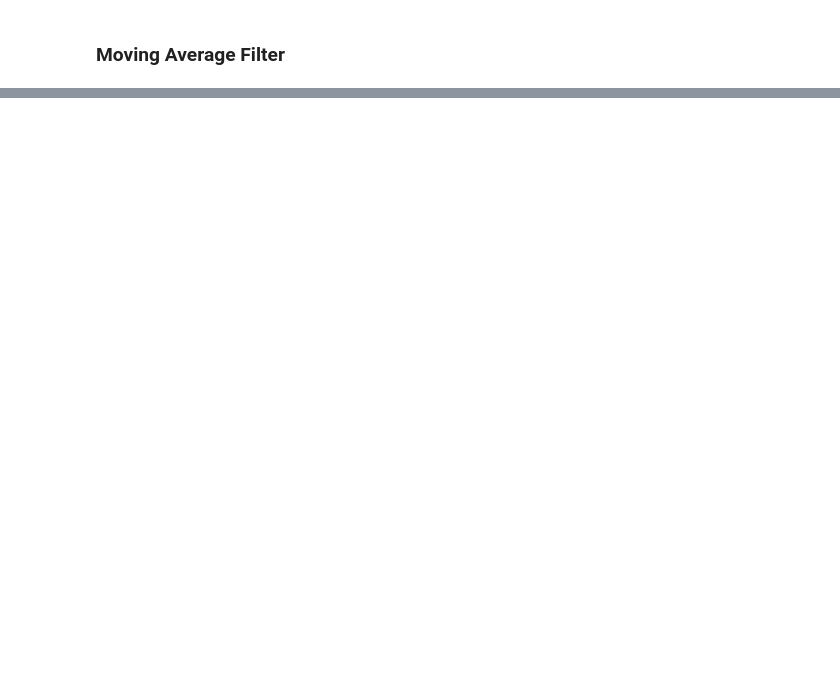
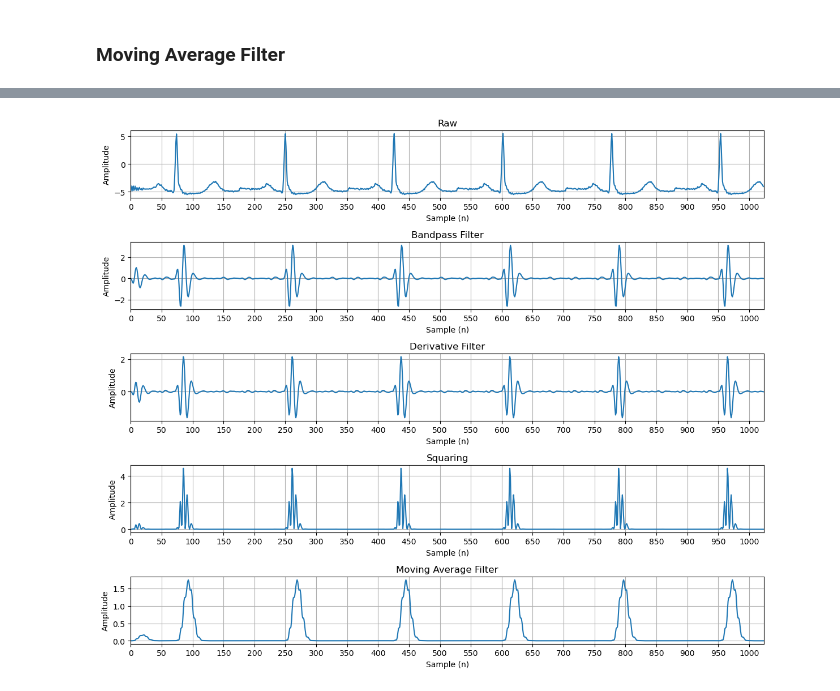
Before and after one commit to bryanmcelvy/microHeartMonitor, a Jupyter notebook: tools/filter_design/qrs_filt_design.ipynb, the cells around one changed output, grey strips where cells are left out. Saved outputs shown, nothing was run; the diff lists cells and outputs as text; code cells hidden in the pictures; blank space fills up the shorter version.

```diff
--- a/tools/filter_design/qrs_filt_design.ipynb
+++ b/tools/filter_design/qrs_filt_design.ipynb
@@ -209,0 +225,2 @@ for n in range(2):
+# %%
+ecg = pd.read_csv("../JDS6600/ecg_waveform.csv", index_col=0).values.squeeze()
@@ -209,0 +241,16 @@ for n in range(2):
+# %%
+df = pd.DataFrame(ecg, columns=["Raw"])
+
+ecg = signal.sosfilt(sos_bpf, ecg)
+df = pd.concat([df, pd.DataFrame(ecg, columns=["Bandpass Filter"])], axis=1)
+
+ecg = signal.sosfilt(sos_der, ecg)
+df = pd.concat([df, pd.DataFrame(ecg, columns=["Derivative Filter"])], axis=1)
+
+ecg **= 2
+df = pd.concat([df, pd.DataFrame(ecg, columns=["Squaring"])], axis=1)
+
+ecg = signal.sosfilt(signal.tf2sos(b_ma, a_ma), ecg)
+df = pd.concat([df, pd.DataFrame(ecg, columns=["Moving Average Filter"])], axis=1)
+
+df.head()
@@ -209,0 +276,26 @@ for n in range(2):
+# %%
+fig, axs = plt.subplots(5, 1, tight_layout=True, figsize=[12, 10])
+
+for idx, ax in enumerate(axs):
+    plt.sca(ax)
+
+    xn = df.iloc[:, idx]
+    plt.plot(n, xn)
+    plt.xlim([0, N])
+    if idx == 0:
+        y_limit = [-5, 5]
+    elif idx == 1 or idx == 2:
+        y_limit = [-3, 3]
+    elif idx == 3:
+        y_limit = [0, 5]
+    else:
+        y_limit = [0, 3]
+
+    plt.xticks(np.arange(0, N, 50))
+
+    plt.xlabel("Sample (n)")
+    plt.ylabel("Amplitude")
+    plt.title(df.columns[idx])
+    plt.grid()
+# %% [output]
+[figure, added]
```
Also changed, not shown: parts of 14 cells of this notebook.
